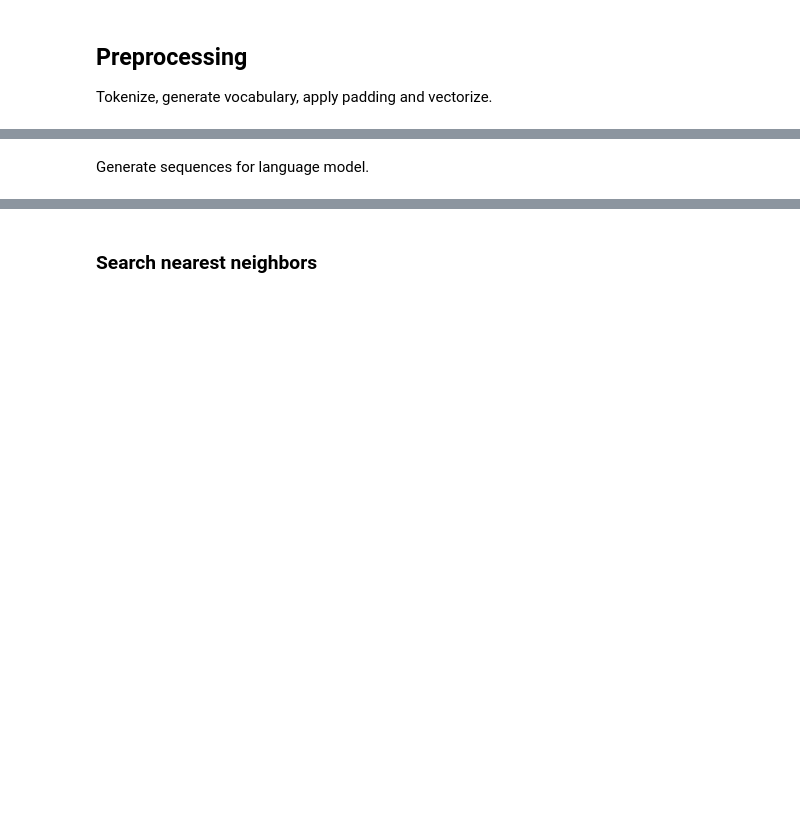
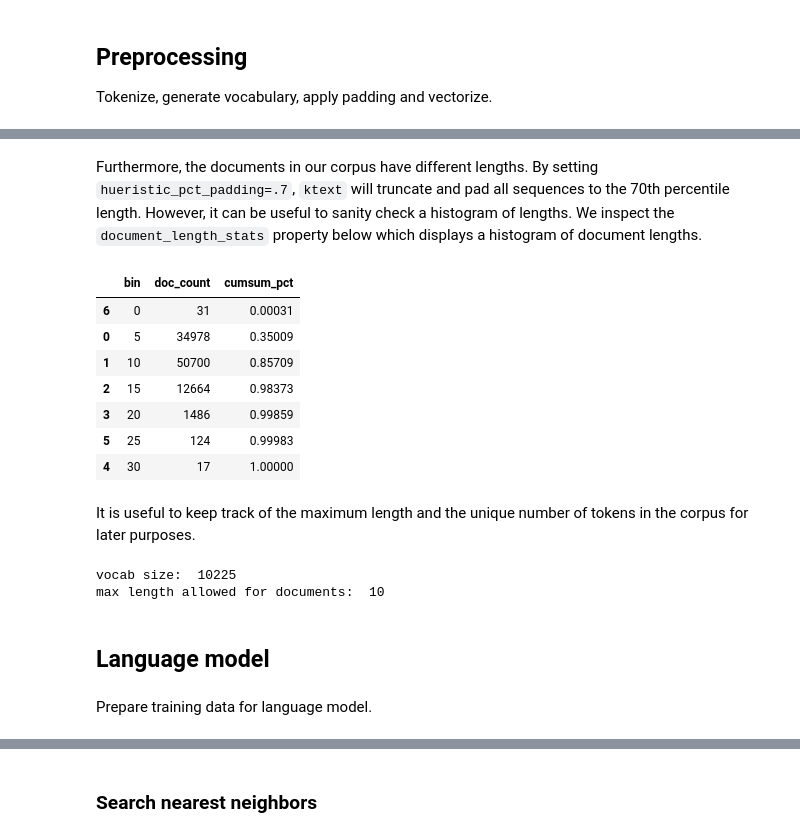
Before and after one commit to hohsiangwu/kdd-2018-hands-on-tutorials, a Jupyter notebook: Feature Extraction and Summarization with Sequence to Sequence Learning.ipynb, the cells around one changed output, grey strips where cells are left out. Drawn from its saved outputs; the diff is of its cells as text; code cells hidden in the pictures; blank space fills up the shorter version.

```diff
--- a/Feature Extraction and Summarization with Sequence to Sequence Learning.ipynb
+++ b/Feature Extraction and Summarization with Sequence to Sequence Learning.ipynb
@@ -83,8 +165,31 @@ vecs = proc.fit_transform(target_docs)
+# %% [markdown]
+Furthermore, the documents in our corpus have different lengths.  By setting `hueristic_pct_padding=.7`, `ktext` will truncate and pad all sequences to the 70th percentile length.  However, it can be useful to sanity check a histogram of lengths.  We inspect the `document_length_stats` property below which displays a histogram of document lengths.
+# %%
+proc.document_length_stats
+# %% [output]
+|  | bin | doc_count | cumsum_pct |
+| 6 | 0 | 31 | 0.00031 |
+| 0 | 5 | 34978 | 0.35009 |
+| 1 | 10 | 50700 | 0.85709 |
+| 2 | 15 | 12664 | 0.98373 |
+| 3 | 20 | 1486 | 0.99859 |
+| 5 | 25 | 124 | 0.99983 |
+| 4 | 30 | 17 | 1.00000 |
+# %% [markdown]
+It is useful to keep track of the maximum length and the unique number of tokens in the corpus for later purposes.
 # %%
 vocab_size = max(proc.id2token.keys()) + 1
 max_length = proc.padding_maxlen
+
+print('vocab size: ', vocab_size)
+print('max length allowed for documents: ', max_length)
+# %% [output]
+vocab size:  10225
+max length allowed for documents:  10
+# %% [markdown]
+## Language model
 # %% [markdown]
-Generate sequences for language model.
+Prepare training data for language model.
 # %%
 sequences = []
 for arr in tqdm(vecs):
```
Also changed, not shown: parts of 41 cells of this notebook.
